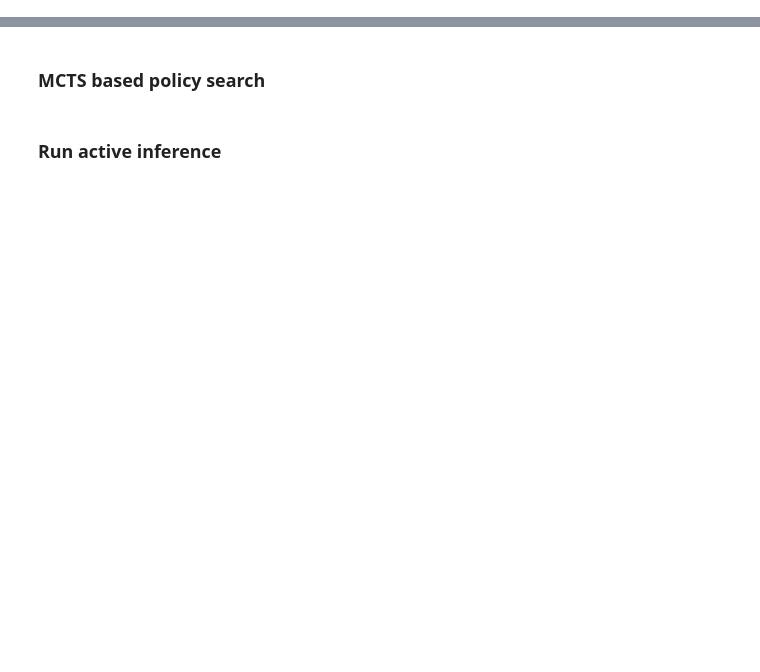
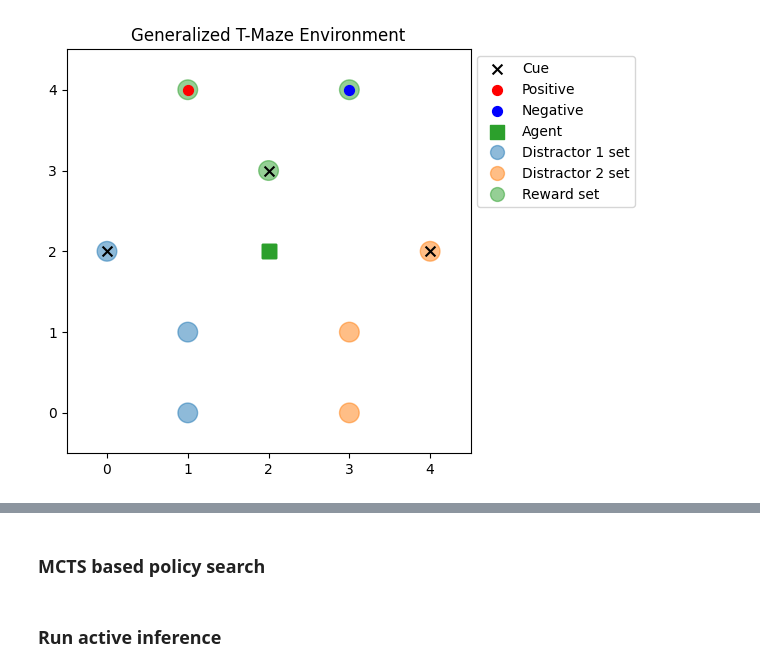
Before and after one commit to infer-actively/pymdp, a Jupyter notebook: examples/mcts/grid_world_demo.ipynb, the cells around one changed output, grey strips where cells are left out. Drawn from its saved outputs; the diff is of its cells as text; code cells hidden in the pictures; blank space fills up the shorter version.

Commit message:
running sophisticated inference in a generalized tmaze env

```diff
--- a/examples/mcts/grid_world_demo.ipynb
+++ b/examples/mcts/grid_world_demo.ipynb
@@ -76,0 +94,68 @@ agent = AIFAgent(
+# %%
+def get_maze_matrix(size='small'):
+    if size == 'small':
+        M = np.zeros((3, 5))
+
+        # Set the reward locations
+        M[0,1] = 4
+        M[1,1] = 5
+        M[1,3] = 7
+        M[0,3] = 8
+
+        # Set the cue locations
+        M[2,0] = 3
+        M[2,4] = 6
+
+        # Set the initial position
+        M[2,3] = 1
+
+    elif size == 'medium':
+        M = np.zeros((5, 5))
+
+        # Set the reward locations
+        M[0,1] = 4
+        M[1,1] = 5
+        M[1,3] = 7
+        M[0,3] = 8
+        M[4,1] = 10
+        M[4,3] = 11
+
+        # Set the cue locations
+        M[2,0] = 3
+        M[2,4] = 6
+        M[3,2] = 9
+
+        # Set the initial position
+        M[2,2] = 1
+
+    else:
+        M = np.zeros((7, 5))
+
+        # Set the reward locations
+        M[0,1] = 4
+        M[1,1] = 5
+        M[1,3] = 7
+        M[0,3] = 8
+        M[5,1] = 10
+        M[6,1] = 11
+        M[5,3] = 13
+        M[6,3] = 14
+
+        # Set the cue locations
+        M[2,0] = 3
+        M[2,4] = 6
+        M[4,0] = 9
+        M[4,4] = 12
+
+        # Set the initial position
+        M[3,2] = 1
+
+    return M
+
+M = get_maze_matrix('medium')
+env_info = parse_maze(M)
+tmaze_env = GeneralizedTMazeEnv(env_info, batch_size=3)
+
+images = []
+images.append( render(env_info, tmaze_env) )
+# %% [output]
@@ -76,0 +163 @@ agent = AIFAgent(
+[figure, added]
```
Also changed, not shown: parts of 27 cells of this notebook, 2 other files.
